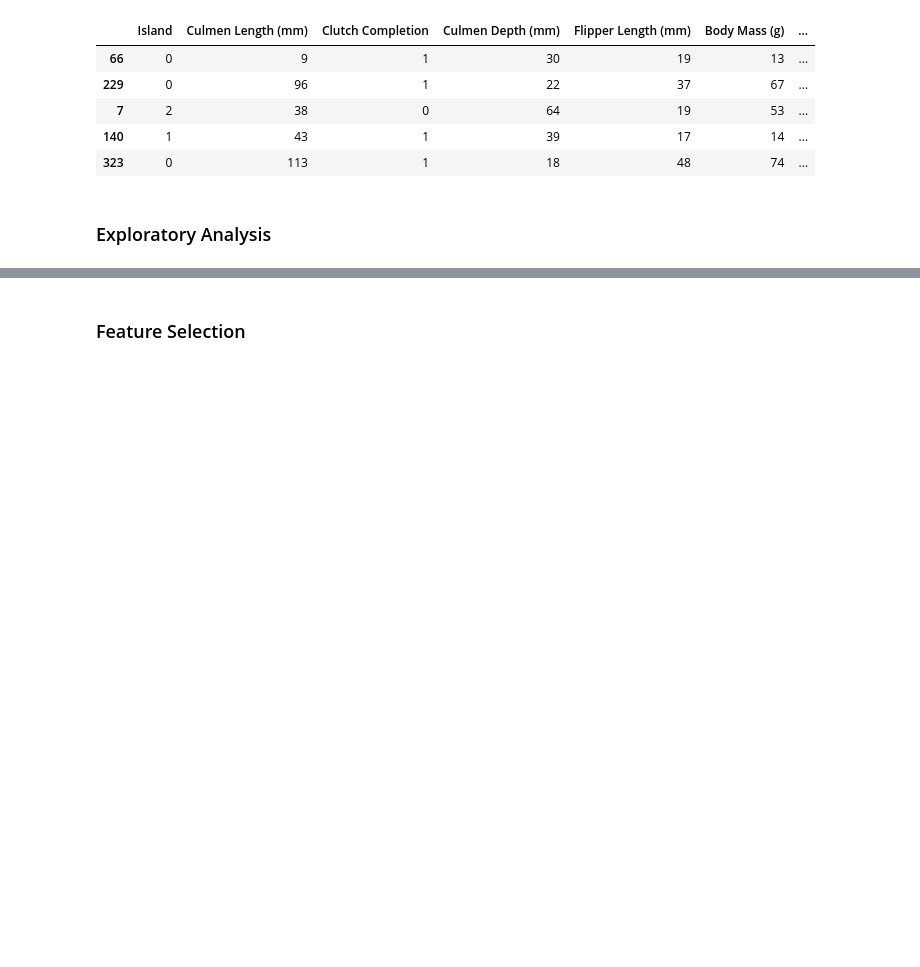
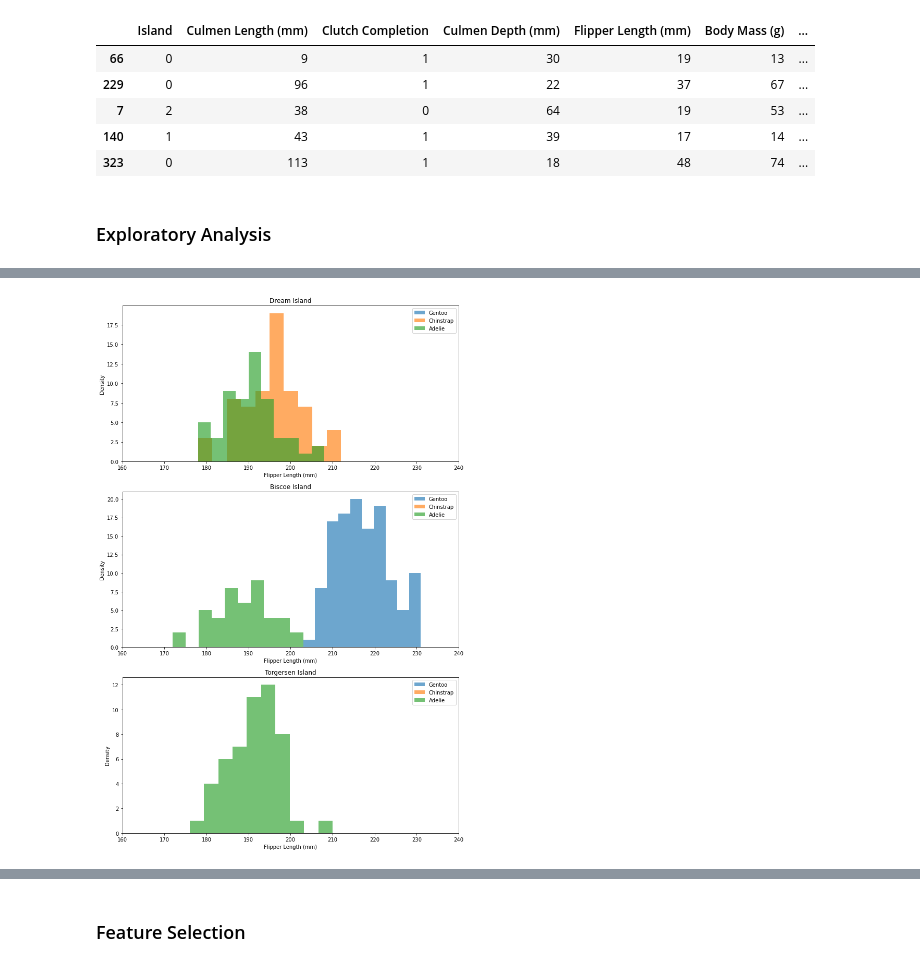
Before and after one commit to ryankkien/penguinsproject, a Jupyter notebook: penguinsproject.ipynb, the cells around one changed output, grey strips where cells are left out. Cells and saved outputs as stored; diff of their text form; code cells hidden in the pictures; blank space fills up the shorter version.

```diff
--- a/penguinsproject.ipynb
+++ b/penguinsproject.ipynb
@@ -128,3 +128,27 @@ ax.legend()
+# %%
+fig, ax = plt.subplots(3)
+
+species = set(penguins['Species'])
+location = set(penguins['Island'])
+
+fig.set_figheight(15)
+fig.set_figwidth(10)
+
+count = 0
+
+for l in location:
+    for s in species:
+        i = penguins[penguins['Species'] == s]
+        t = i[i['Island'] == l]
+        ax[count].hist(t['Flipper Length (mm)'], label = str(s), alpha = 0.65)
+        ax[count].legend()
+        ax[count].set(xlabel = 'Flipper Length (mm)', ylabel = 'Density')
+        ax[count].set_title(str(l) + ' Island')
+        ax[count].set_xlim([160,240])
+    count += 1
+plt.tight_layout()
+# %% [output]
+[figure, added]
 # %%
 import matplotlib.pyplot as plt
 import seaborn as sns
```
Also changed, not shown: parts of 11 cells of this notebook.
